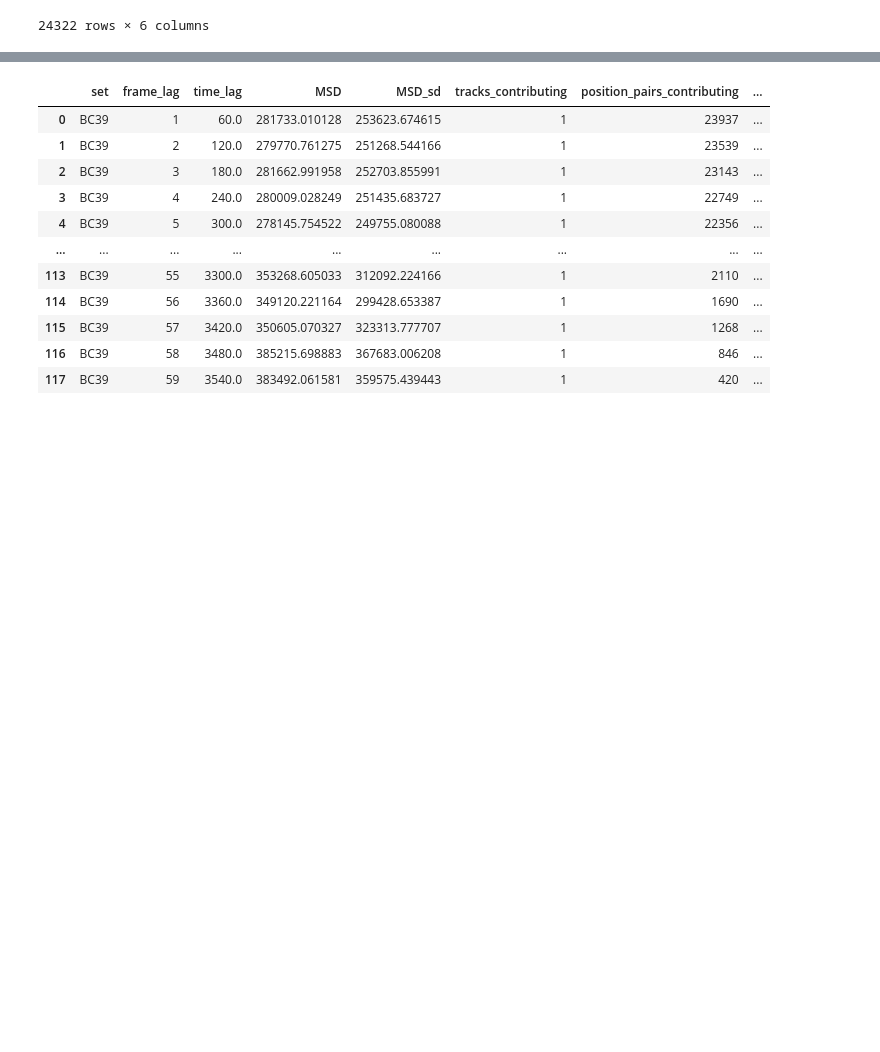
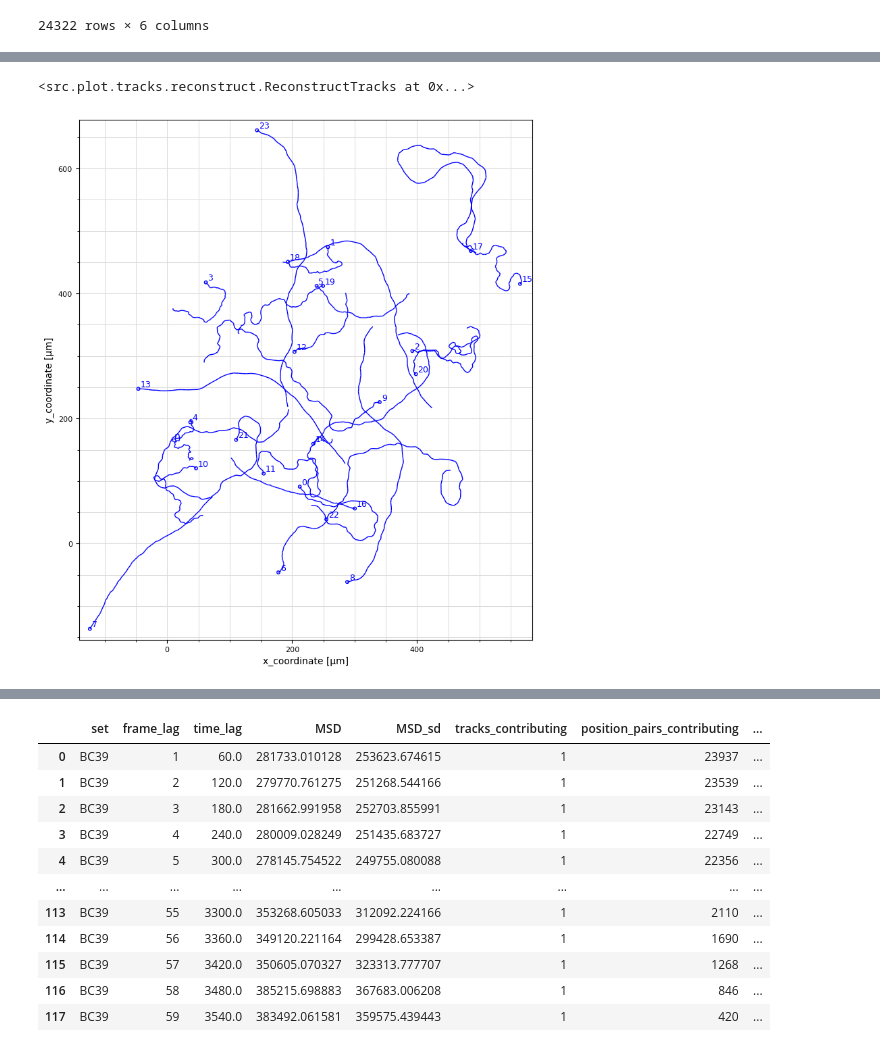
Before and after one commit to BranislavModriansky/Peregrin, a Jupyter notebook: lib/peregrin/Z_sketches/stats_computations.ipynb, the cells around one changed output, grey strips where cells are left out. Cells and saved outputs as stored; diff of their text form; code cells hidden in the pictures; blank space fills up the shorter version.

```diff
--- a/lib/peregrin/Z_sketches/stats_computations.ipynb
+++ b/lib/peregrin/Z_sketches/stats_computations.ipynb
@@ -135,0 +171,27 @@ tracks
+# %%
+importlib.reload(stats_module)
+
+stats = stats_module.stats
+
+def test_spots(categories: list[str] | None = None) -> pd.DataFrame:
+    df = craft_dummy_dataframe()
+    spots = stats.spots(df)
+
+    columns =  ['track_id', 'time_point', 'x_coordinate', 'y_coordinate', 'frame', 'distance',
+                'cum_track_length', 'cum_track_displacement', 'cum_straightness_ratio', 'cum_speed_mean',
+                'cum_mean_straight_line_speed', 'cum_forward_progression_linearity', 'direction',
+                'directional_change', 'cum_sum_directional_change', 'cum_mean_directional_change',
+                'cum_mean_directional_change_rate', 'cum_direction_mean', 'cum_direction_var']
+
+    if categories is not None:
+        if not isinstance(categories, list) or not all(isinstance(cat, str) for cat in categories):
+            raise ValueError("categories must be a list of strings")
+        columns += categories
+
+    for col in columns:
+        assert col in spots.columns, f"Column {col} is missing in spots DataFrame"
+
+    return spots
+
+spots = test_spots(['set', 'subset'])
+spots
@@ -135,0 +213,9 @@ tracks
+# %%
+importlib.reload(reconstruct_module)
+
+reconstruct_tracks = reconstruct_module.reconstruct
+
+reconstruct_tracks(spots, display_uid=True, color='blue')
+# %% [output]
+<src.plot.tracks.reconstruct.ReconstructTracks at 0x...>
+[figure, added]
```
Also changed, not shown: parts of 10 cells of this notebook, 3 other files.
